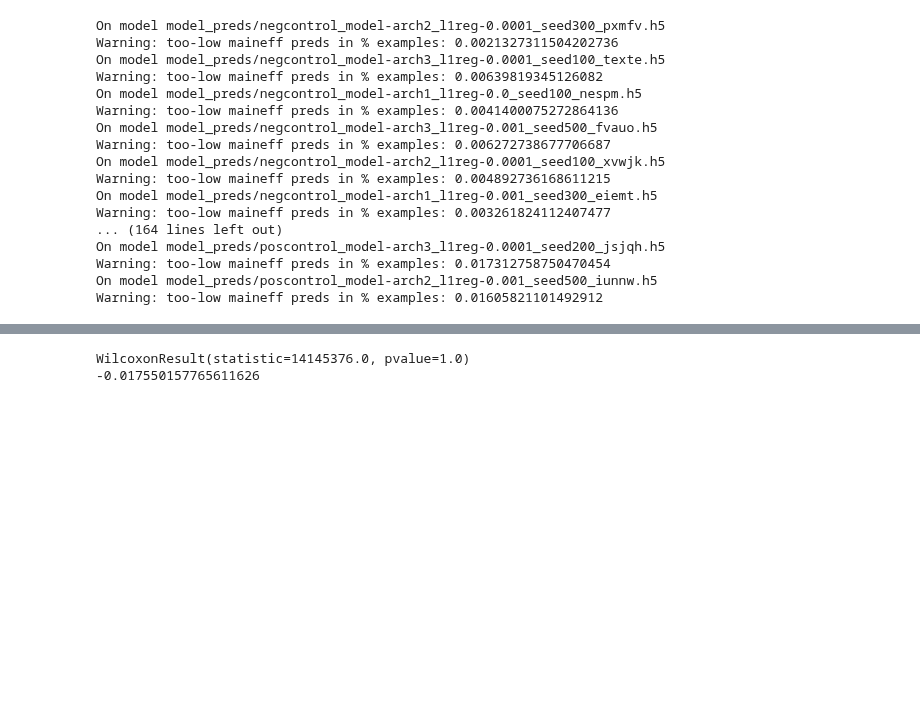
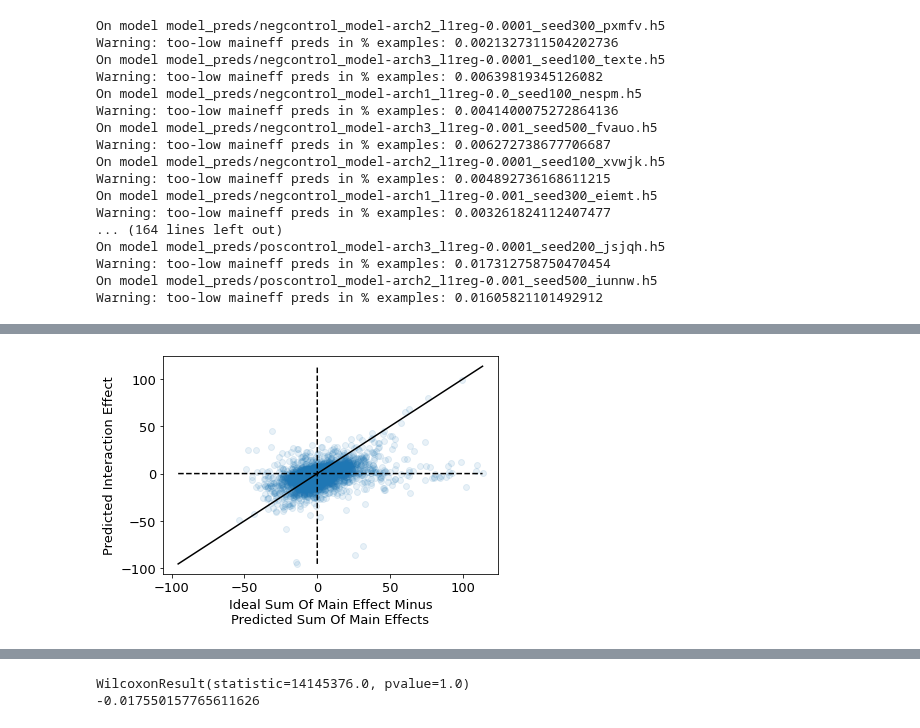
Before and after one commit to kundajelab/feature_interactions, a Jupyter notebook: EvaluateModelsGivenPredictionData.ipynb, the cells around one changed output, grey strips where cells are left out. Saved outputs shown, nothing was run; the diff lists cells and outputs as text; code cells hidden in the pictures; blank space fills up the shorter version.

```diff
--- a/EvaluateModelsGivenPredictionData.ipynb
+++ b/EvaluateModelsGivenPredictionData.ipynb
@@ -447,0 +580,25 @@ Warning: too-low maineff preds in % examples: 0.01605821101492912
+# %%
+def xyaxis_scatterplot(x,y, highlight=[], highlight_color='red',
+                       withxeqy=False, **kwargs):
+  if (withxeqy):
+    all_vals = sorted(list(x)+list(y)+[0] )
+    plt.plot(all_vals, all_vals, color="black")
+    plt.plot([0 for v in all_vals], all_vals, color="black", linestyle="--")
+    plt.plot(all_vals, [0 for v in all_vals], color="black", linestyle="--")
+  else:
+    plt.plot([0 for v in y]+[0], sorted(list(y)+[0]), color="black", linestyle="--")
+    plt.plot(sorted(list(x)+[0]), [0 for v in x]+[0], color="black", linestyle="--")
+  if ('xerr' in kwargs or 'yerr' in kwargs):
+    plt.errorbar(x,y,**kwargs)
+  else:
+    plt.scatter(x,y,**kwargs)
+  if ('xerr' in kwargs or 'yerr' in kwargs):
+    plt.errorbar([x[i] for i in highlight],
+                 [y[i] for i in highlight],
+                 fmt=kwargs['fmt'],
+                 xerr=[kwargs['xerr'][i] for i in highlight],
+                 yerr=[kwargs['yerr'][i] for i in highlight],
+                 color=highlight_color)
+  else:
+    plt.scatter([x[i] for i in highlight],
+                [y[i] for i in highlight], color=highlight_color)
@@ -447,0 +709,18 @@ Warning: too-low maineff preds in % examples: 0.01605821101492912
+# %%
+for modeltoplot in failed_paired_wilcoxon_negcontrol:
+  single_model_result = negcontrol_results[modeltoplot]
+  test_main_effs = (
+    single_model_result.test_toanalyze_interactioneffectdata.A_main_eff
+    + single_model_result.test_toanalyze_interactioneffectdata.B_main_eff)
+
+  test_main_eff_error = test_toanalyze_groundtruth_neg_maineff - test_main_effs
+
+  test_intereff = (
+        single_model_result.test_toanalyze_interactioneffectdata.inter_eff)
+
+  xyaxis_scatterplot(test_main_eff_error, test_intereff, withxeqy=True, alpha=0.1)
+  plt.xlabel("Ideal Sum Of Main Effect Minus\nPredicted Sum Of Main Effects")
+  plt.ylabel("Predicted Interaction Effect")
+  plt.show()
+# %% [output]
+[figure, added]
```
Also changed, not shown: parts of 13 cells of this notebook.
